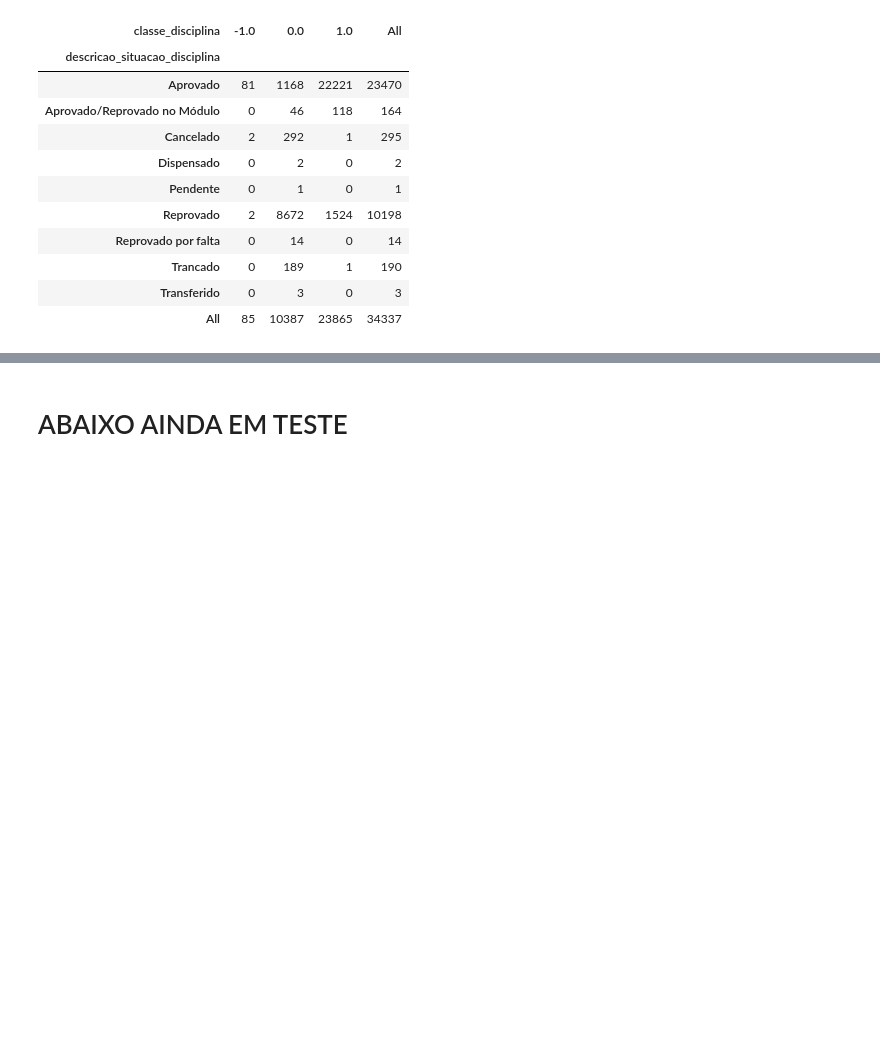
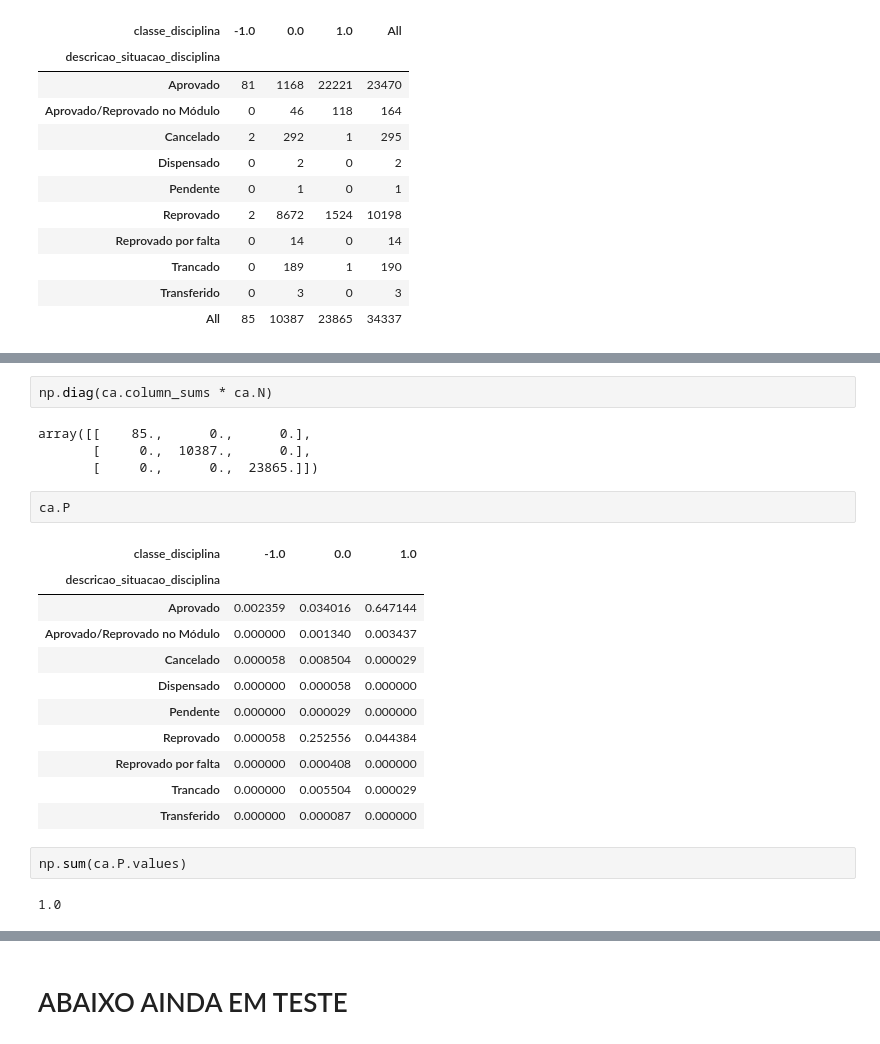
Before and after one commit to tmedeirosb/modelo_ifrn, a Jupyter notebook: Artigo_WCDE17.ipynb, the cells around one changed output, grey strips where cells are left out. Cells and saved outputs as stored; diff of their text form; blank space fills up the shorter version.

```diff
--- a/Artigo_WCDE17.ipynb
+++ b/Artigo_WCDE17.ipynb
@@ -178,0 +213,24 @@ tbl
+# %%
+np.diag(ca.column_sums * ca.N)
+# %% [output]
+array([[    85.,      0.,      0.],
+       [     0.,  10387.,      0.],
+       [     0.,      0.,  23865.]])
+# %%
+ca.P
+# %% [output]
+| classe_disciplina | -1.0 | 0.0 | 1.0 |
+| descricao_situacao_disciplina |  |  |  |
+| Aprovado | 0.002359 | 0.034016 | 0.647144 |
+| Aprovado/Reprovado no Módulo | 0.000000 | 0.001340 | 0.003437 |
+| Cancelado | 0.000058 | 0.008504 | 0.000029 |
+| Dispensado | 0.000000 | 0.000058 | 0.000000 |
+| Pendente | 0.000000 | 0.000029 | 0.000000 |
+| Reprovado | 0.000058 | 0.252556 | 0.044384 |
+| Reprovado por falta | 0.000000 | 0.000408 | 0.000000 |
+| Trancado | 0.000000 | 0.005504 | 0.000029 |
+| Transferido | 0.000000 | 0.000087 | 0.000000 |
+# %%
+np.sum(ca.P.values)
+# %% [output]
+1.0
```
Also changed, not shown: parts of 19 cells of this notebook.
